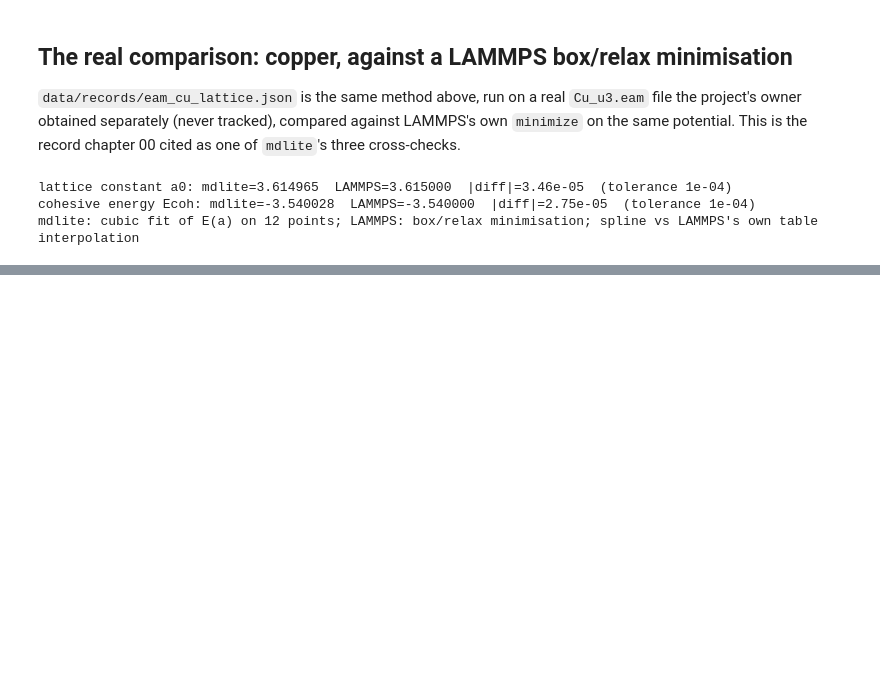
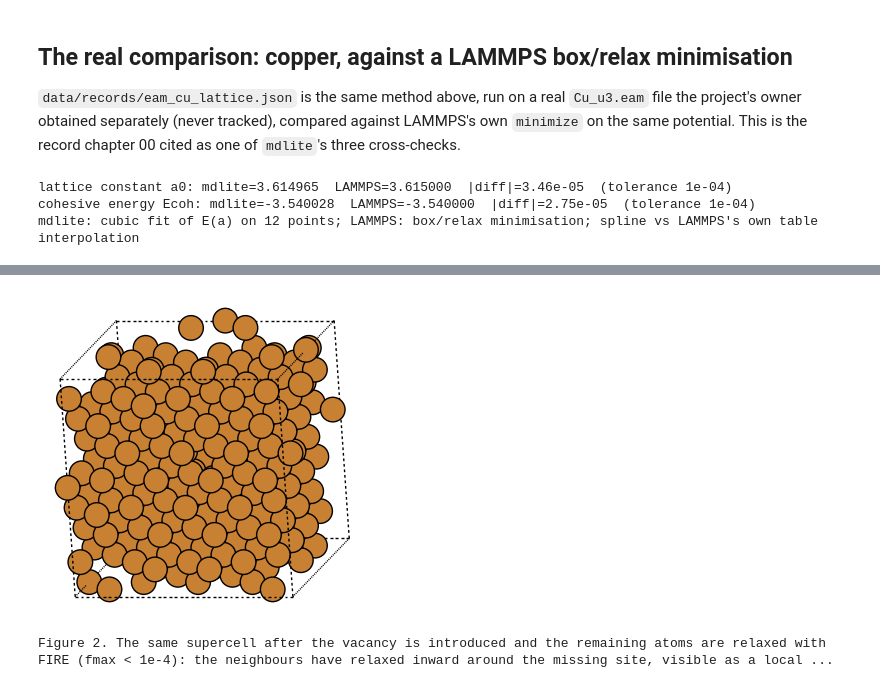
Before and after one commit to fabiocampolim-design/lammps-skill, a Jupyter notebook: chapters/LAMMPS_05_Potentials_EAM.ipynb, the cells around one changed output, grey strips where cells are left out. Drawn from its saved outputs; the diff is of its cells as text; code cells hidden in the pictures; blank space fills up the shorter version.

```diff
--- a/chapters/LAMMPS_05_Potentials_EAM.ipynb
+++ b/chapters/LAMMPS_05_Potentials_EAM.ipynb
@@ -164,0 +243,13 @@ chapter 05: 3 claim(s) checked
+# %%
+try:
+    fig = viz.snapshot(pos_after, [L_vac] * 3, masses=[63.546] * len(pos_after))
+except ImportError as e:
+    print("ase not installed -- skipping the vacancy snapshots:", e)
+else:
+    plt.show()
+    caption("The same supercell after the vacancy is introduced and the remaining atoms are "
+            "relaxed with FIRE (fmax < 1e-4): the neighbours have relaxed inward around the "
+            "missing site, visible as a locally denser region next to the gap.")
+# %% [output]
+[figure, added]
+Figure 2. The same supercell after the vacancy is introduced and the remaining atoms are relaxed with FIRE (fmax < 1e-4): the neighbours have relaxed inward around the missing site, visible as a local ...
```
Also changed, not shown: parts of 14 cells of this notebook, 22 other files.
